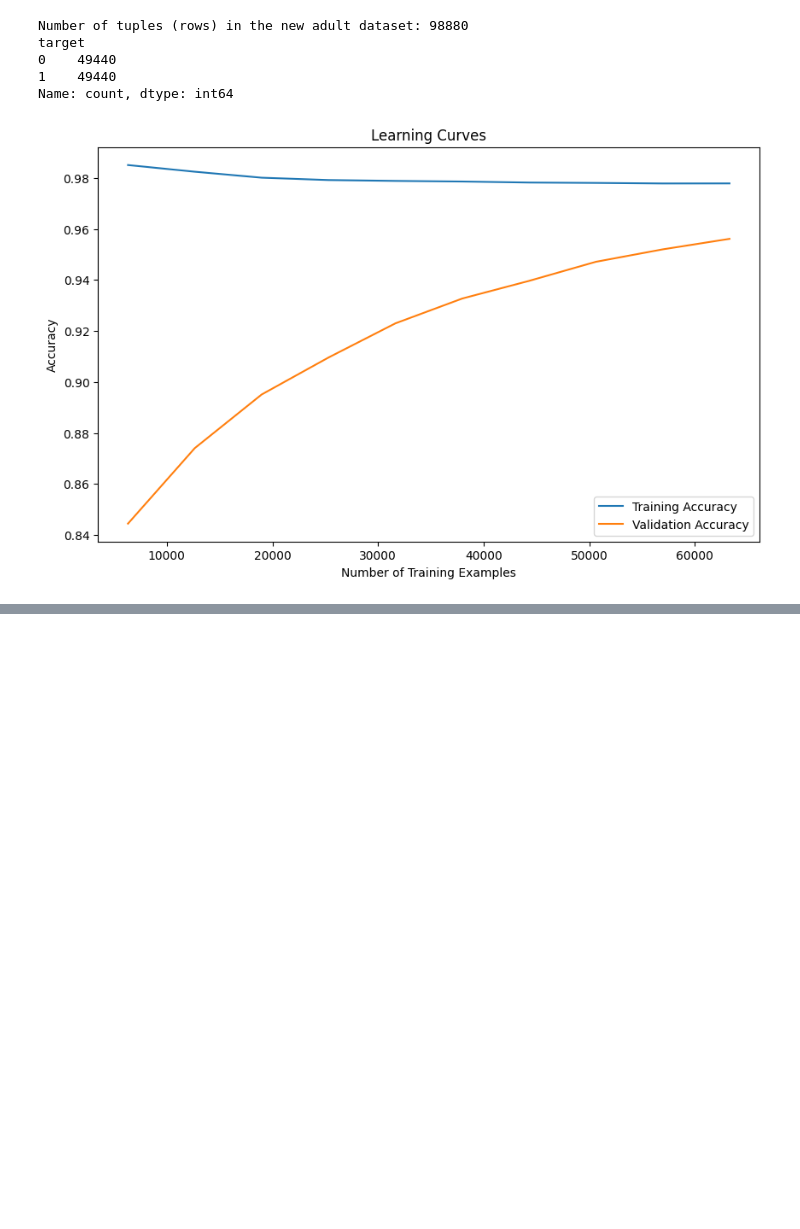
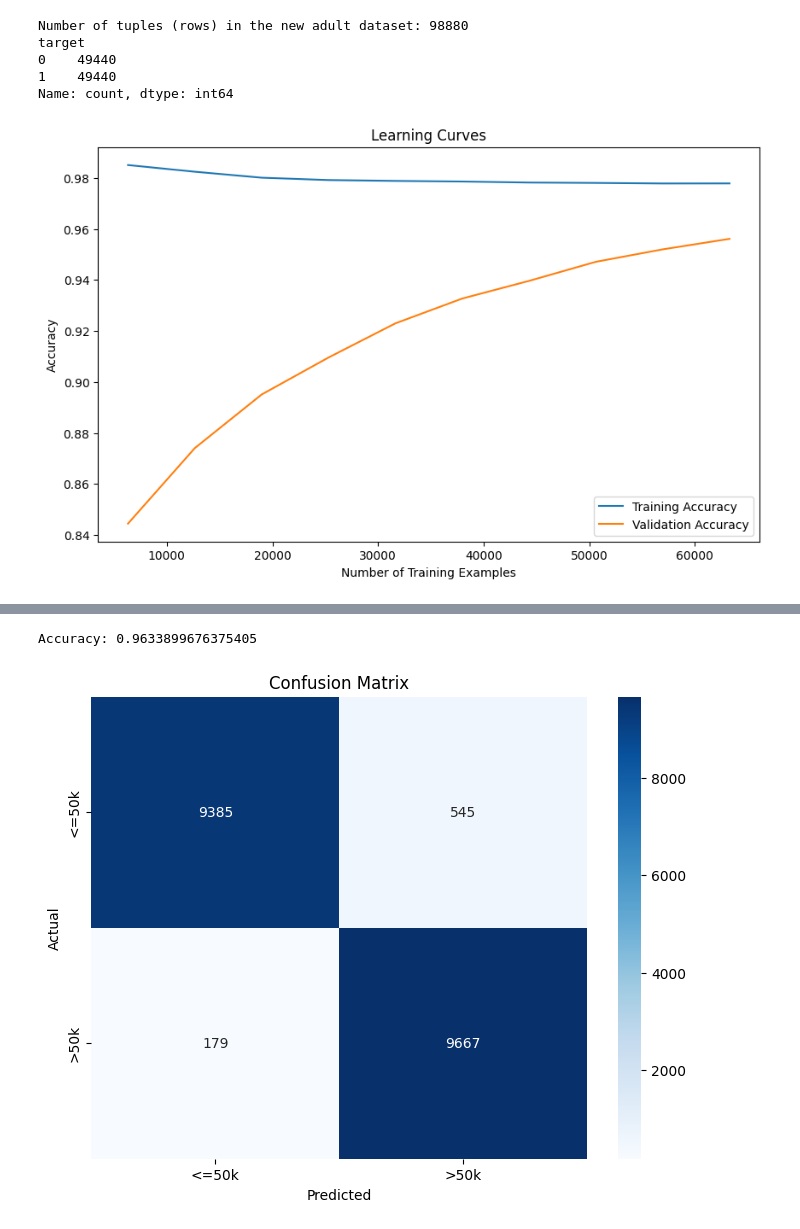
Before and after one commit to manpreetdhindsa747/COMP_542, a Jupyter notebook: adult_prediction.ipynb, the cells around one changed output, grey strips where cells are left out. Cells and saved outputs as stored; diff of their text form; code cells hidden in the pictures; blank space fills up the shorter version.

```diff
--- a/adult_prediction.ipynb
+++ b/adult_prediction.ipynb
@@ -484,0 +634,41 @@ plt.show()
+# %%
+# Re-run the rf model with the tuned paramters (n_estimators, max_depth, max_leaf_nodes) on the double balanced dataset
+
+import pandas as pd
+import matplotlib.pyplot as plt
+import seaborn as sns
+from sklearn.model_selection import train_test_split
+from sklearn.ensemble import RandomForestClassifier
+from sklearn.metrics import accuracy_score, confusion_matrix
+from sklearn.impute import SimpleImputer
+
+class_names = ['<=50k', '>50k']
+
+# Handle missing values in X using the mean
+X = doubled_adult_balanced.drop('target', axis=1)
+y = doubled_adult_balanced['target']
+
+X_train, X_test, y_train, y_test = train_test_split(X, y, test_size=0.2, random_state=42)
+
+rf_classifier = RandomForestClassifier(n_estimators=20, max_depth=40, random_state=42)
+rf_classifier.fit(X_train, y_train)
+
+y_pred = rf_classifier.predict(X_test)
+accuracy = accuracy_score(y_test, y_pred)
+print("Accuracy:", accuracy)
+
+# Calculate the confusion matrix
+confusion_mat = confusion_matrix(y_test, y_pred)
+
+# Create a heatmap with actual class names
+plt.figure(figsize=(8, 6))
+sns.heatmap(confusion_mat, annot=True, fmt='d', cmap='Blues',
+            xticklabels=class_names,
+            yticklabels=class_names)
+plt.xlabel('Predicted')
+plt.ylabel('Actual')
+plt.title('Confusion Matrix')
+plt.show()
+# %% [output]
+Accuracy: 0.9633899676375405
+[figure, added]
```
Also changed, not shown: parts of 13 cells of this notebook.
